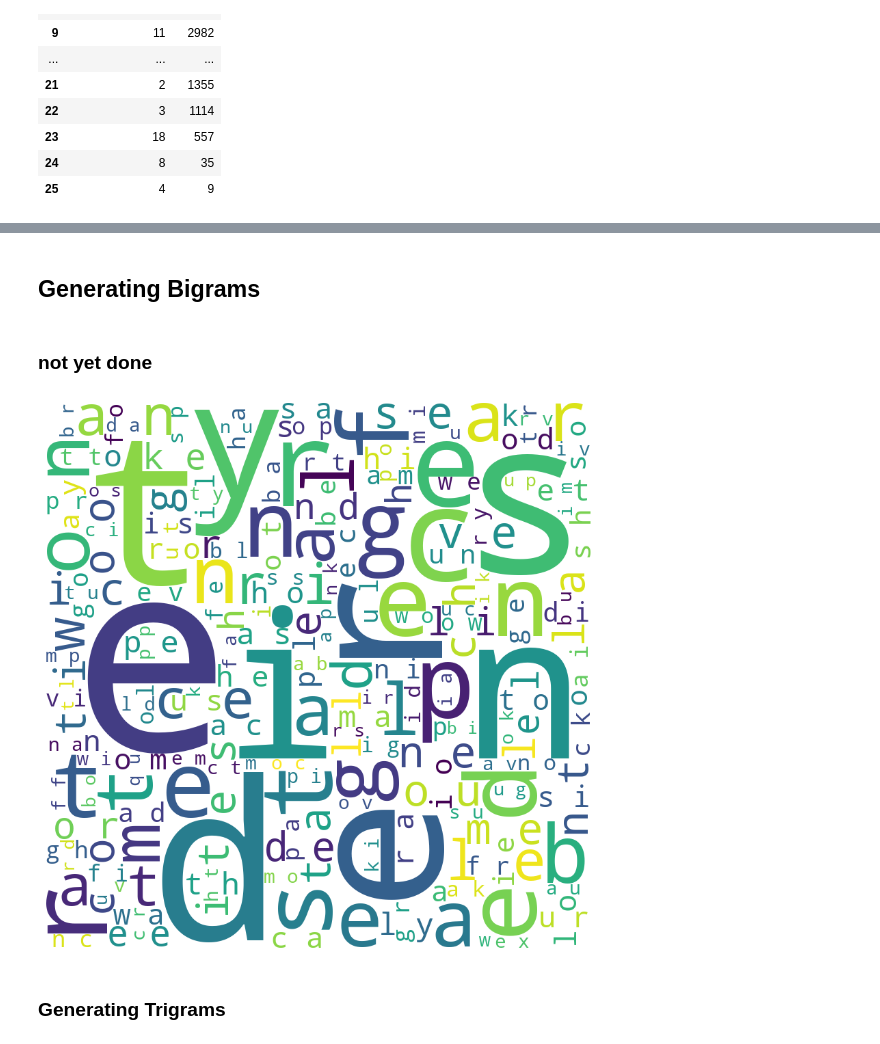
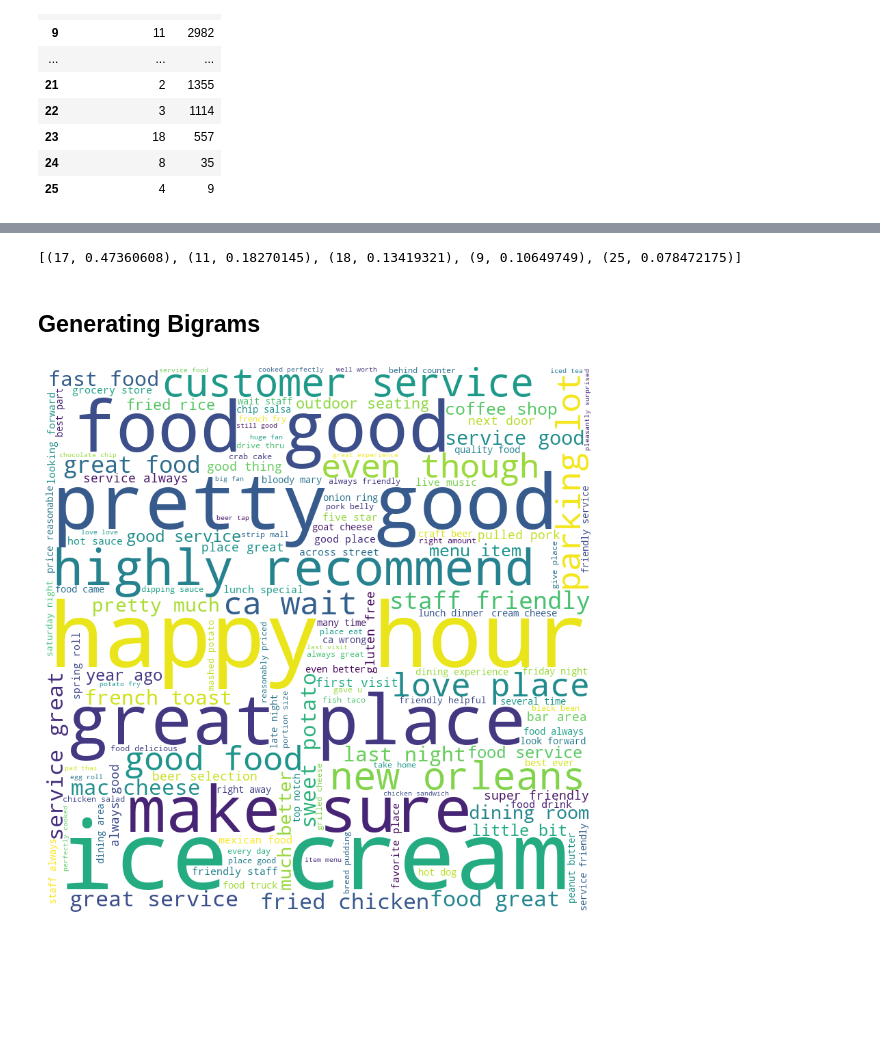
Before and after one commit to gadddy/Text-Mining-Learning-Applications, a Jupyter notebook: topic-modelling/yelp_lda.ipynb, the cells around one changed output, grey strips where cells are left out. Saved outputs shown, nothing was run; the diff lists cells and outputs as text; code cells hidden in the pictures; blank space fills up the shorter version.

```diff
--- a/topic-modelling/yelp_lda.ipynb
+++ b/topic-modelling/yelp_lda.ipynb
@@ -387,7 +451,25 @@ pyLDAvis.save_html(visual, "lda_topic_viz.html")
+# %%
+#single document
+document = "An excellent choice for Hong Kong style roast pork, roast duck, and char siu (BBQ pork). Super affordable too. Service is quick and the ambiance is entirely what you'd expect for this kind of tasty and delicious meal. That said if you want the absolute best roast duck in the world, this isn't it. But you also can't be too greedy considering how cheap this place is."
+
+# Preprocess the document
+preprocessed_doc = preprocess_text(document)
+
+# Convert the preprocessed document to BoW format
+bow_doc = dictionary.doc2bow(preprocessed_doc)
+
+# Get the topic distribution for the BoW document
+doc_topics = best_lda[bow_doc]
+
+# Sort the topic distribution by probability in descending order
+doc_topics_sorted = sorted(doc_topics, key=lambda x: x[1], reverse=True)
+
+# Print the sorted topic distribution
+print(doc_topics_sorted)
+# %% [output]
+[(17, 0.47360608), (11, 0.18270145), (18, 0.13419321), (9, 0.10649749), (25, 0.078472175)]
 # %% [markdown]
 ## Generating Bigrams
-# %% [markdown]
-### not yet done
 # %%
 def join_docs(docs):
     # docs is a list of documents returned by corpus2docs.
@@ -397,34 +479,34 @@ def join_docs(docs):
 # %%
 from nltk import bigrams
 from collections import Counter
-all_text =
+from wordcloud import WordCloud
+import matplotlib.pyplot as plt
+all_text = words
 
 # Generate bigrams
 bigram_list = list(bigrams(all_text))
 
 # Convert bigram tuples into a readable string format
 bigram_strings = [' '.join(bigram) for bigram in bigram_list]
 
 # Generate bigram frequencies
 bigram_freq = Counter(bigram_strings)
 
 # Generate a word cloud for bigrams
 wordcloud = WordCloud(width=800, height=800,
                       background_color='white',
                       min_font_size=10).generate_from_frequencies(bigram_freq)
 
 # Plot the WordCloud image
 plt.figure(figsize=(8, 8), facecolor=None)
 plt.imshow(wordcloud)
 plt.axis("off")
 plt.tight_layout(pad=0)
 
 plt.show()
 
 # Export bigram frequencies to a CSV file
 bigram_freq_df = pd.DataFrame(bigram_freq.items(), columns=['Bigram', 'Frequency'])
 bigram_freq_df.to_csv('bigram_frequencies.csv', index=False)
 # %% [output]
-[figure, old version]
+[figure, new version]
-# %% [markdown]
-### Generating Trigrams
```
Also changed, not shown: parts of 5 cells of this notebook, 5 other files.
